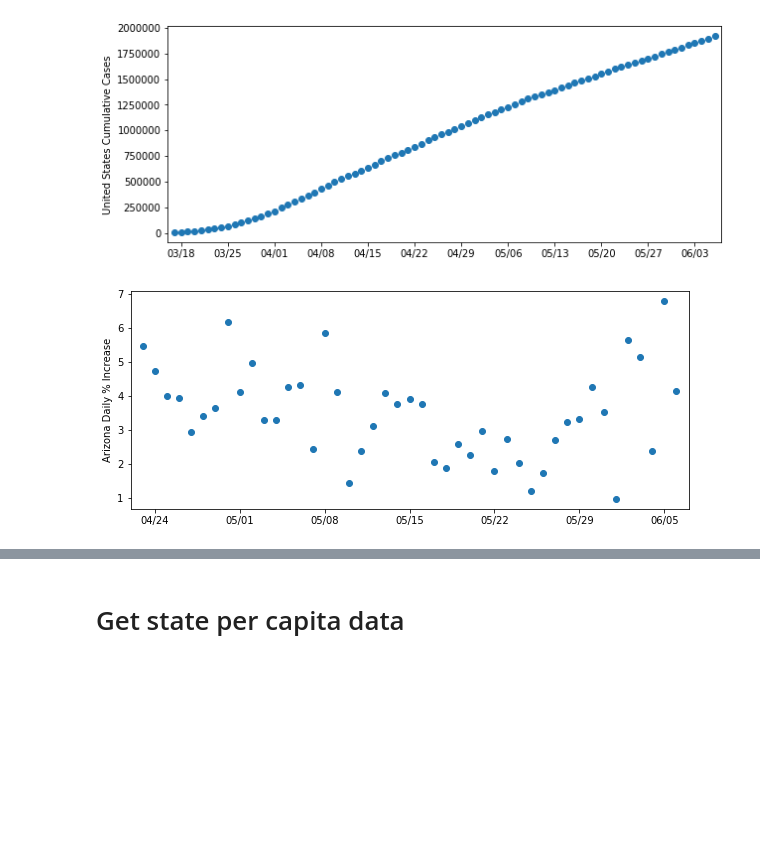
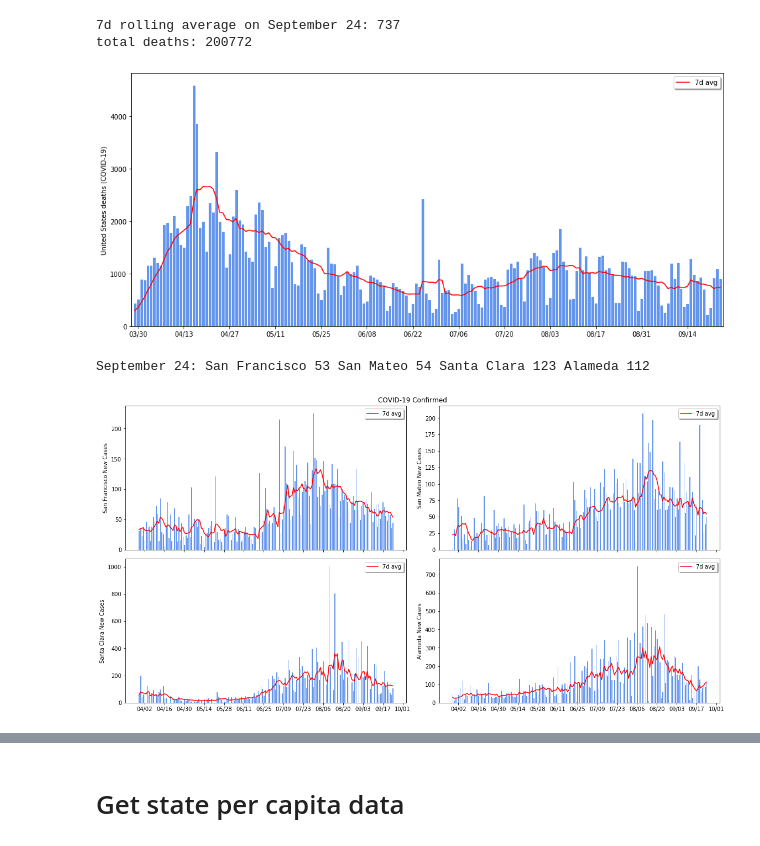
Before and after one commit to rkw0k/covid19-race, a Jupyter notebook: time-series.ipynb, the cells around one changed output, grey strips where cells are left out. Saved outputs shown, nothing was run; the diff lists cells and outputs as text; code cells hidden in the pictures; blank space fills up the shorter version.

Commit message:
add deaths, update notebook

```diff
--- a/time-series.ipynb
+++ b/time-series.ipynb
@@ -117,32 +303,21 @@ bay_area_counts = gis_data[i][1]
-# %%
-def get_country_or_state_count(time_data, level="country", state=""):
-    count = []
-    for i in range(len(time_data)):
-        if level == "country":
-            key = KEY_COUNTRY if KEY_COUNTRY in gis_data[i][1].columns else KEY_COUNTRY.replace("_", "/")
-            level_mask = gis_data[i][1][key] == "United States"
-        elif level == "state":
-            key = KEY_STATE if KEY_STATE in gis_data[i][1].columns else KEY_STATE.replace("_", "/")
-            level_mask = gis_data[i][1][key] == state
-        date_sum = sum(gis_data[i][1].loc[level_mask, "Confirmed"].values)
-        count.append(date_sum)
-    return count[::-1]
-# country_count = get_country_count()
-# state_count = get_country_or_state_count(time_data, "state", state)
-country_count = get_country_or_state_count(time_data, "country")
-plot_one_line(time_data[::-1], country_count, ylabel="United States Cumulative Cases")
-# plot_one_line(time_data[::-1], state_count, ylabel=f"{state} Cumulative cases")
-# %% [output]
-[figure, removed]
-# %%
-def plot_daily(time_data, y, label):
-    n = len(y)
-    increases = []
-    for i in range(n - 1):
-        diff = y[i+1] - y[i]
-        increases.append(diff / y[i] * 100)
-    plot_one_line(time_data[::-1][3:], increases[2:], f"{label} Daily % Increase")
-state, t = "Arizona", time_data[:-34]
-plot_daily(t, get_country_or_state_count(t, "state", state), state)
-# %% [output]
-[figure, removed]
+# %%
+y_t = time_data[:-5][::-1]
+level, attribute, region, N = "country", " deaths", "United States", 7
+# level, region, attribute, N = "state", "Florida", " Deaths", 7
+data, roll_avg = get_covid_attribute(y_t, level, region, attribute, N)
+print(f"7d rolling average on {y_t[-1].strftime('%B %d')}: {int(roll_avg[-1])}")
+print("total deaths:", sum(data))
+plot_one_bar(y_t[N:], data, roll_avg, N, region + attribute + " (COVID-19)");
+# %% [output]
+7d rolling average on September 24: 737
+total deaths: 200772
+[figure, added]
+# %%
+level, attribute, region_list = "county", "Confirmed", ["San Francisco", "San Mateo", "Santa Clara", "Alameda"]
+# level, attribute, region_list = "state", "Confirmed", ["California", "Texas", "Florida", "Georgia"]
+y_t, bar_list, roll_avg_list = get_region_data(region_list, level, attribute)
+plot_region_data(y_t, bar_list, roll_avg_list, region_list, attribute)
+print(y_t[-1].strftime("%B %d") + ": " + " ".join([reg + " " + str(int(ra[-1])) for reg, ra in zip(region_list, roll_avg_list)]))
+# %% [output]
+September 24: San Francisco 53 San Mateo 54 Santa Clara 123 Alameda 112
+[figure, added]
```
Also changed, not shown: parts of 19 cells of this notebook, 8 other files.
